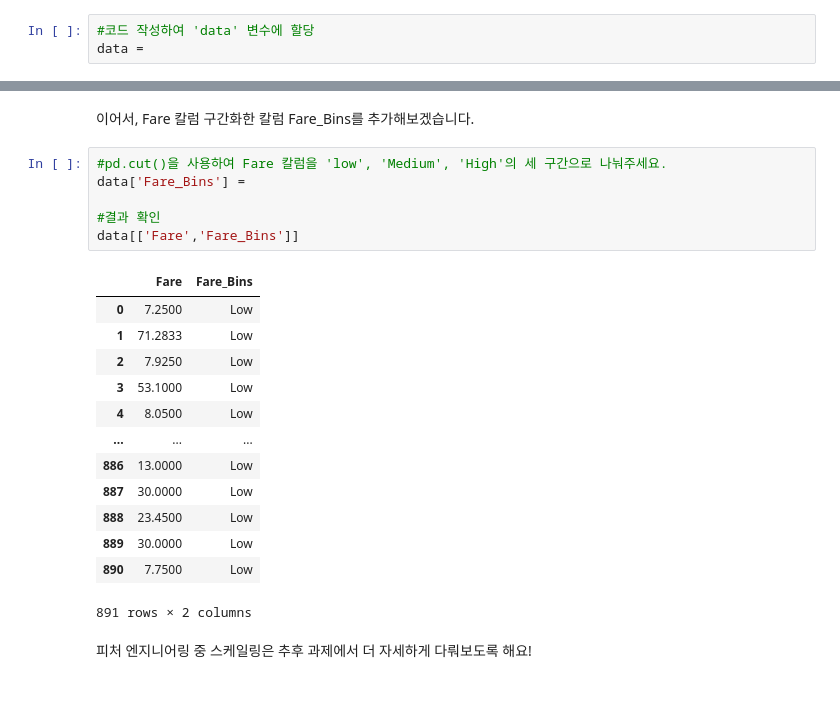
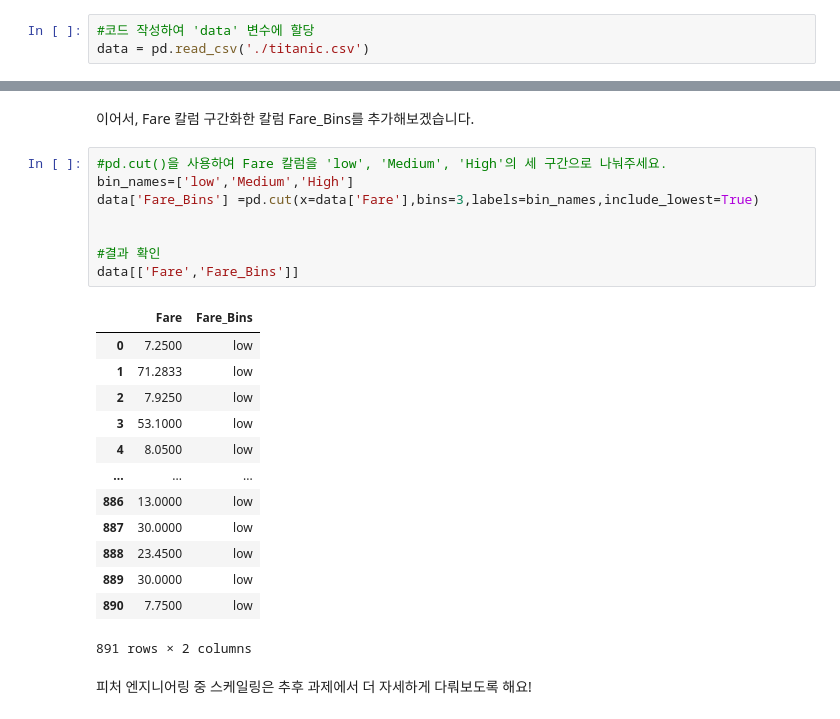
Before and after one commit to Insight-Sogang-Univ/insight-14th, a Jupyter notebook: basic/template/session02/practice_eda.ipynb, the cells around one changed output, grey strips where cells are left out. Drawn from its saved outputs; the diff is of its cells as text.

```diff
--- a/basic/template/session02/practice_eda.ipynb
+++ b/basic/template/session02/practice_eda.ipynb
@@ -92,4 +97,4 @@ data =
 ### 1-2. **상대경로** 통해 읽어오기
 # %%
 #코드 작성하여 'data' 변수에 할당
-data =
+data = pd.read_csv('./titanic.csv')
@@ -349,23 +412,25 @@ Name: Survived, Length: 891, dtype: int64
 이어서, Fare 칼럼 구간화한 칼럼 Fare_Bins를 추가해보겠습니다.
 # %%
 #pd.cut()을 사용하여 Fare 칼럼을 'low', 'Medium', 'High'의 세 구간으로 나눠주세요.
-data['Fare_Bins'] =
+bin_names=['low','Medium','High']
+data['Fare_Bins'] =pd.cut(x=data['Fare'],bins=3,labels=bin_names,include_lowest=True)
+
 
 #결과 확인
 data[['Fare','Fare_Bins']]
 # %% [output]
 |  | Fare | Fare_Bins |
-| 0 | 7.2500 | Low |
-| 1 | 71.2833 | Low |
-| 2 | 7.9250 | Low |
-| 3 | 53.1000 | Low |
-| 4 | 8.0500 | Low |
+| 0 | 7.2500 | low |
+| 1 | 71.2833 | low |
+| 2 | 7.9250 | low |
+| 3 | 53.1000 | low |
+| 4 | 8.0500 | low |
 | ... | ... | ... |
-| 886 | 13.0000 | Low |
-| 887 | 30.0000 | Low |
-| 888 | 23.4500 | Low |
-| 889 | 30.0000 | Low |
-| 890 | 7.7500 | Low |
+| 886 | 13.0000 | low |
+| 887 | 30.0000 | low |
+| 888 | 23.4500 | low |
+| 889 | 30.0000 | low |
+| 890 | 7.7500 | low |
 891 rows × 2 columns
 # %% [markdown]
 피처 엔지니어링 중 스케일링은 추후 과제에서 더 자세하게 다뤄보도록 해요!
```
Also changed, not shown: parts of 18 cells of this notebook, 4 other files.
